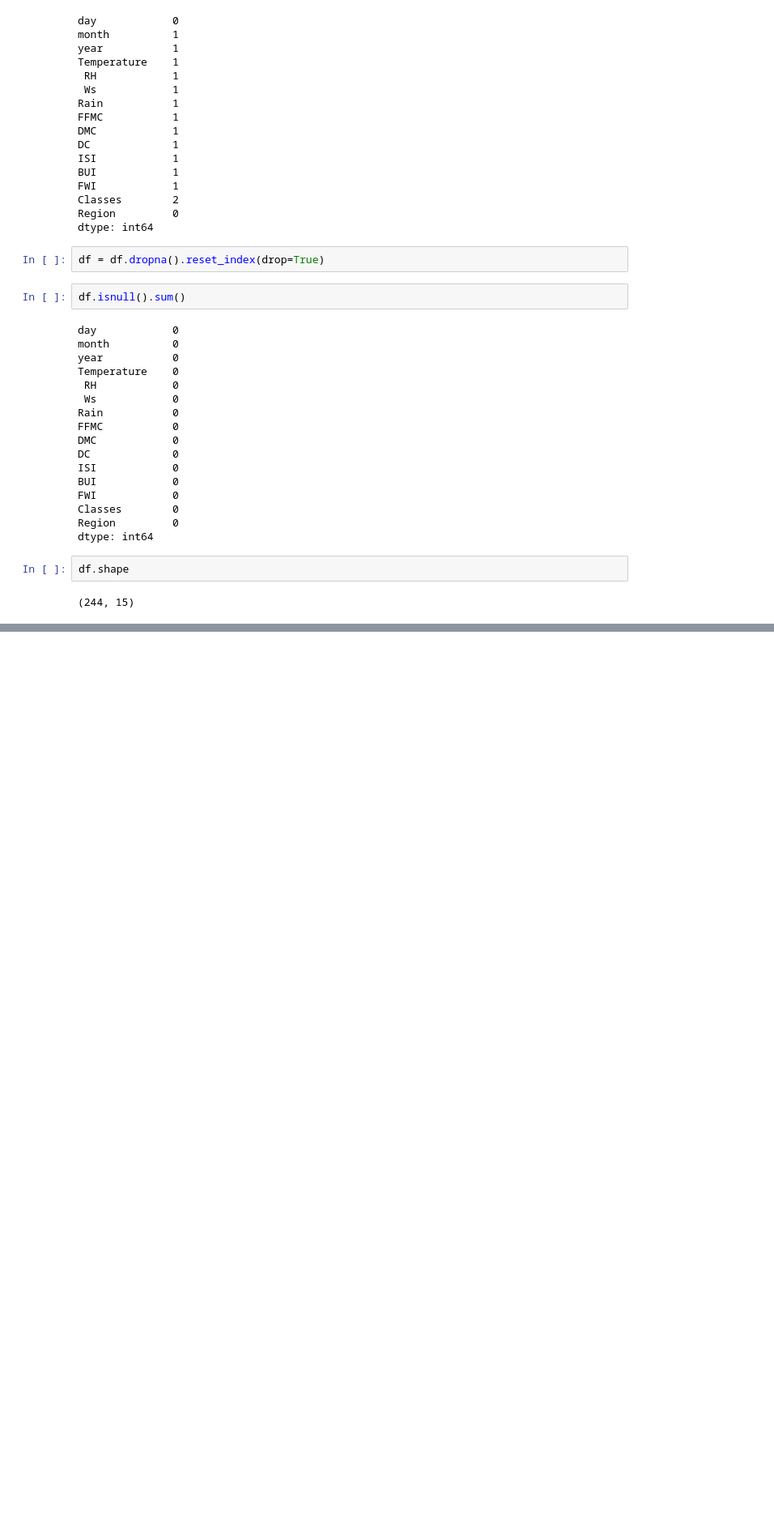
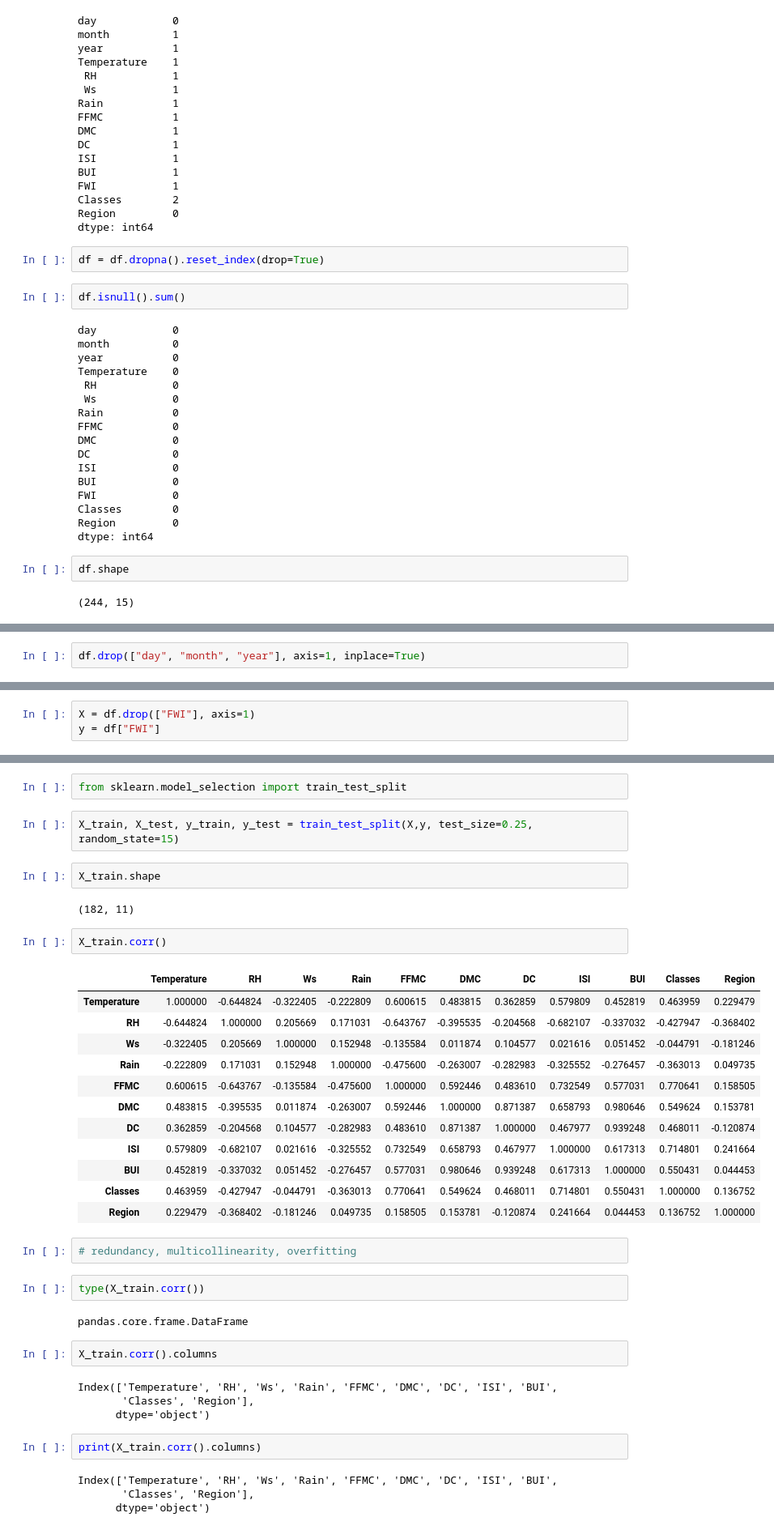
Before and after one commit to 10adem/DataScienceandMachineLearning, a Jupyter notebook: MakineOgrenmesi/4RidgeLassoElasticNet_AlgerianForestFiresDataset.ipynb, the cells around one changed output, grey strips where cells are left out. Shown: that part at 81% size. Saved outputs shown, nothing was run; the diff lists cells and outputs as text; blank space fills up the shorter version.

```diff
--- a/MakineOgrenmesi/4RidgeLassoElasticNet_AlgerianForestFiresDataset.ipynb
+++ b/MakineOgrenmesi/4RidgeLassoElasticNet_AlgerianForestFiresDataset.ipynb
@@ -171,0 +478,2 @@ df.
+# %%
+df.drop(["day", "month", "year"], axis=1, inplace=True)
@@ -171,0 +491,3 @@ df.
+# %%
+X = df.drop(["FWI"], axis=1)
+y = df["FWI"]
@@ -171,0 +512,41 @@ df.
+# %%
+from sklearn.model_selection import train_test_split
+# %%
+X_train, X_test, y_train, y_test = train_test_split(X,y, test_size=0.25, random_state=15)
+# %%
+X_train.shape
+# %% [output]
+(182, 11)
+# %%
+X_train.corr()
+# %% [output]
+|  | Temperature | RH | Ws | Rain | FFMC | DMC | DC | ISI | BUI | Classes | Region |
+| Temperature | 1.000000 | -0.644824 | -0.322405 | -0.222809 | 0.600615 | 0.483815 | 0.362859 | 0.579809 | 0.452819 | 0.463959 | 0.229479 |
+| RH | -0.644824 | 1.000000 | 0.205669 | 0.171031 | -0.643767 | -0.395535 | -0.204568 | -0.682107 | -0.337032 | -0.427947 | -0.368402 |
+| Ws | -0.322405 | 0.205669 | 1.000000 | 0.152948 | -0.135584 | 0.011874 | 0.104577 | 0.021616 | 0.051452 | -0.044791 | -0.181246 |
+| Rain | -0.222809 | 0.171031 | 0.152948 | 1.000000 | -0.475600 | -0.263007 | -0.282983 | -0.325552 | -0.276457 | -0.363013 | 0.049735 |
+| FFMC | 0.600615 | -0.643767 | -0.135584 | -0.475600 | 1.000000 | 0.592446 | 0.483610 | 0.732549 | 0.577031 | 0.770641 | 0.158505 |
+| DMC | 0.483815 | -0.395535 | 0.011874 | -0.263007 | 0.592446 | 1.000000 | 0.871387 | 0.658793 | 0.980646 | 0.549624 | 0.153781 |
+| DC | 0.362859 | -0.204568 | 0.104577 | -0.282983 | 0.483610 | 0.871387 | 1.000000 | 0.467977 | 0.939248 | 0.468011 | -0.120874 |
+| ISI | 0.579809 | -0.682107 | 0.021616 | -0.325552 | 0.732549 | 0.658793 | 0.467977 | 1.000000 | 0.617313 | 0.714801 | 0.241664 |
+| BUI | 0.452819 | -0.337032 | 0.051452 | -0.276457 | 0.577031 | 0.980646 | 0.939248 | 0.617313 | 1.000000 | 0.550431 | 0.044453 |
+| Classes | 0.463959 | -0.427947 | -0.044791 | -0.363013 | 0.770641 | 0.549624 | 0.468011 | 0.714801 | 0.550431 | 1.000000 | 0.136752 |
+| Region | 0.229479 | -0.368402 | -0.181246 | 0.049735 | 0.158505 | 0.153781 | -0.120874 | 0.241664 | 0.044453 | 0.136752 | 1.000000 |
+# %%
+# redundancy, multicollinearity, overfitting
+# %%
+type(X_train.corr())
+# %% [output]
+pandas.core.frame.DataFrame
+# %%
+X_train.corr().columns
+# %% [output]
+Index(['Temperature', 'RH', 'Ws', 'Rain', 'FFMC', 'DMC', 'DC', 'ISI', 'BUI',
+       'Classes', 'Region'],
+      dtype='object')
+# %%
+print(X_train.corr().columns)
+# %% [output]
+Index(['Temperature', 'RH', 'Ws', 'Rain', 'FFMC', 'DMC', 'DC', 'ISI', 'BUI',
+       'Classes', 'Region'],
+      dtype='object')
```
Also changed, not shown: parts of 36 cells of this notebook.
